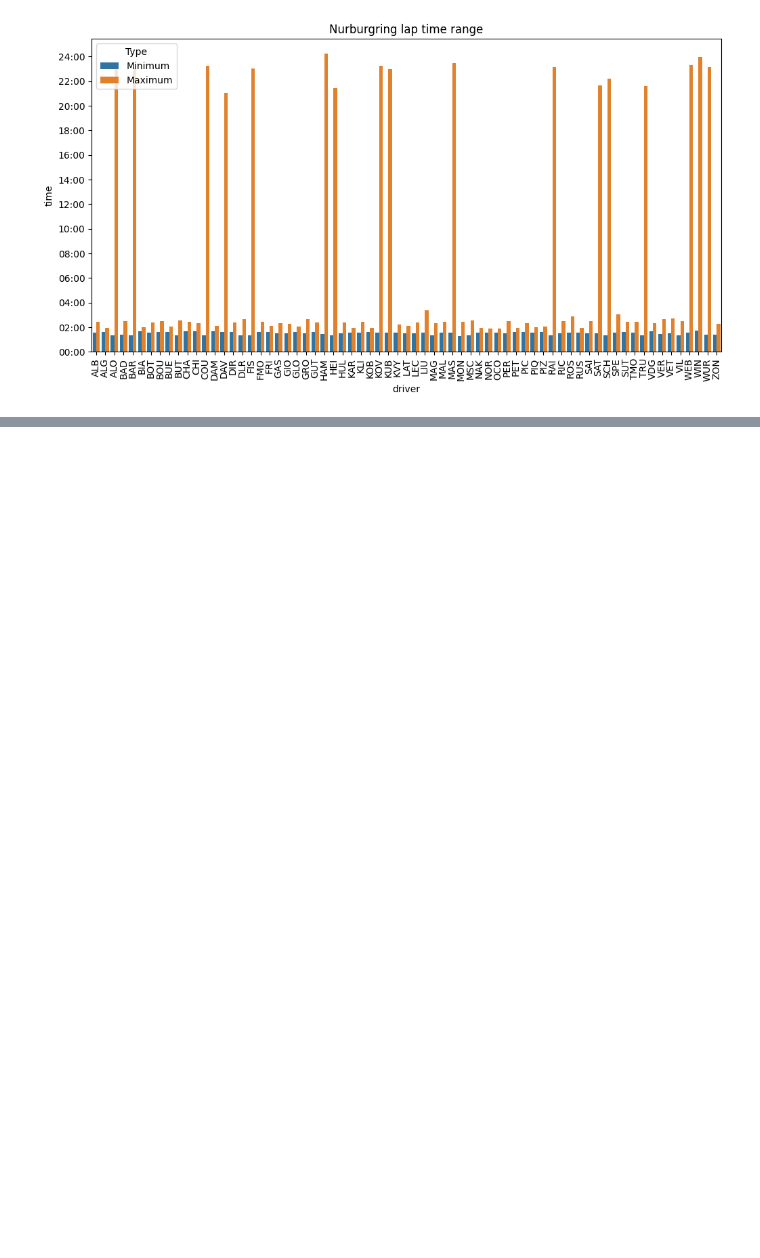
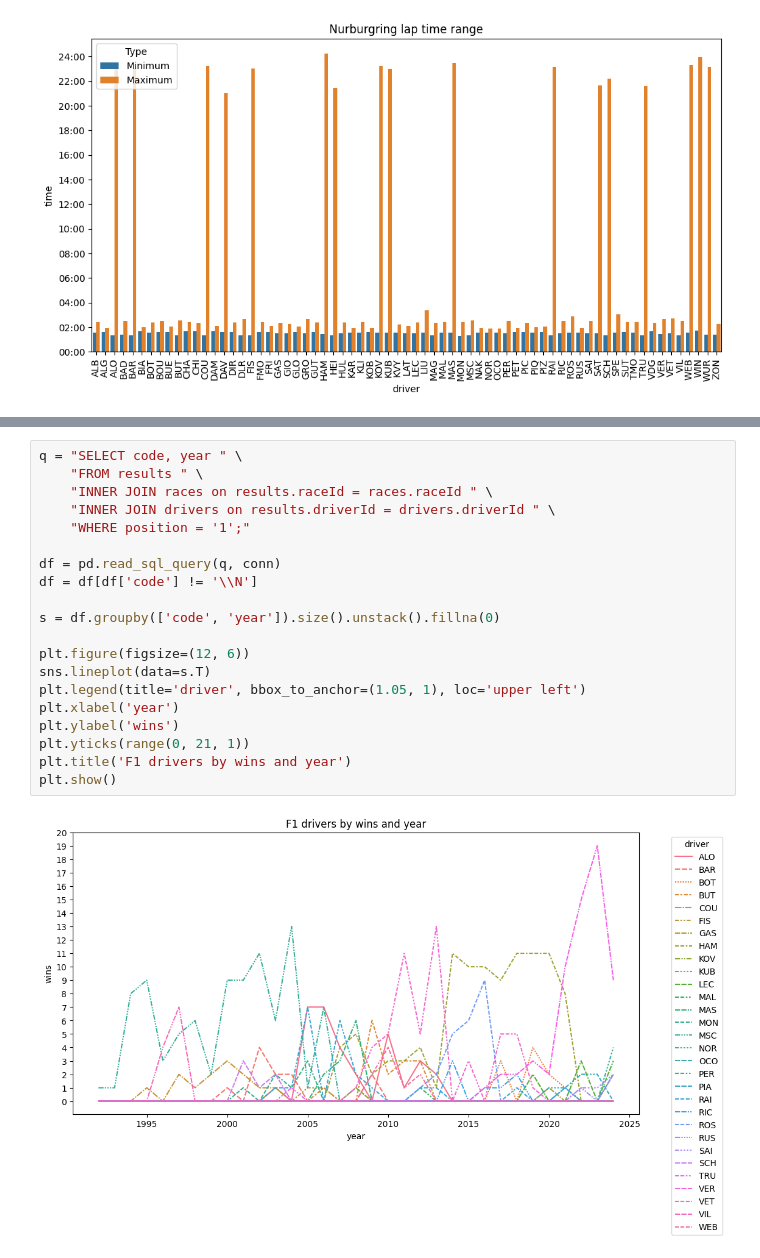
Before and after one commit to GrandEchoWhiskey/f1-analysis, a Jupyter notebook: analysis.ipynb, the cells around one changed output, grey strips where cells are left out. Cells and saved outputs as stored; diff of their text form; blank space fills up the shorter version.

```diff
--- a/analysis.ipynb
+++ b/analysis.ipynb
@@ -120,0 +142,22 @@ plt.show()
+# %%
+q = "SELECT code, year " \
+    "FROM results " \
+    "INNER JOIN races on results.raceId = races.raceId " \
+    "INNER JOIN drivers on results.driverId = drivers.driverId " \
+    "WHERE position = '1';"
+
+df = pd.read_sql_query(q, conn)
+df = df[df['code'] != '\\N']
+
+s = df.groupby(['code', 'year']).size().unstack().fillna(0)
+
+plt.figure(figsize=(12, 6))
+sns.lineplot(data=s.T)
+plt.legend(title='driver', bbox_to_anchor=(1.05, 1), loc='upper left')
+plt.xlabel('year')
+plt.ylabel('wins')
+plt.yticks(range(0, 21, 1))
+plt.title('F1 drivers by wins and year')
+plt.show()
+# %% [output]
+[figure, added]
```
Also changed, not shown: parts of 4 cells of this notebook.
